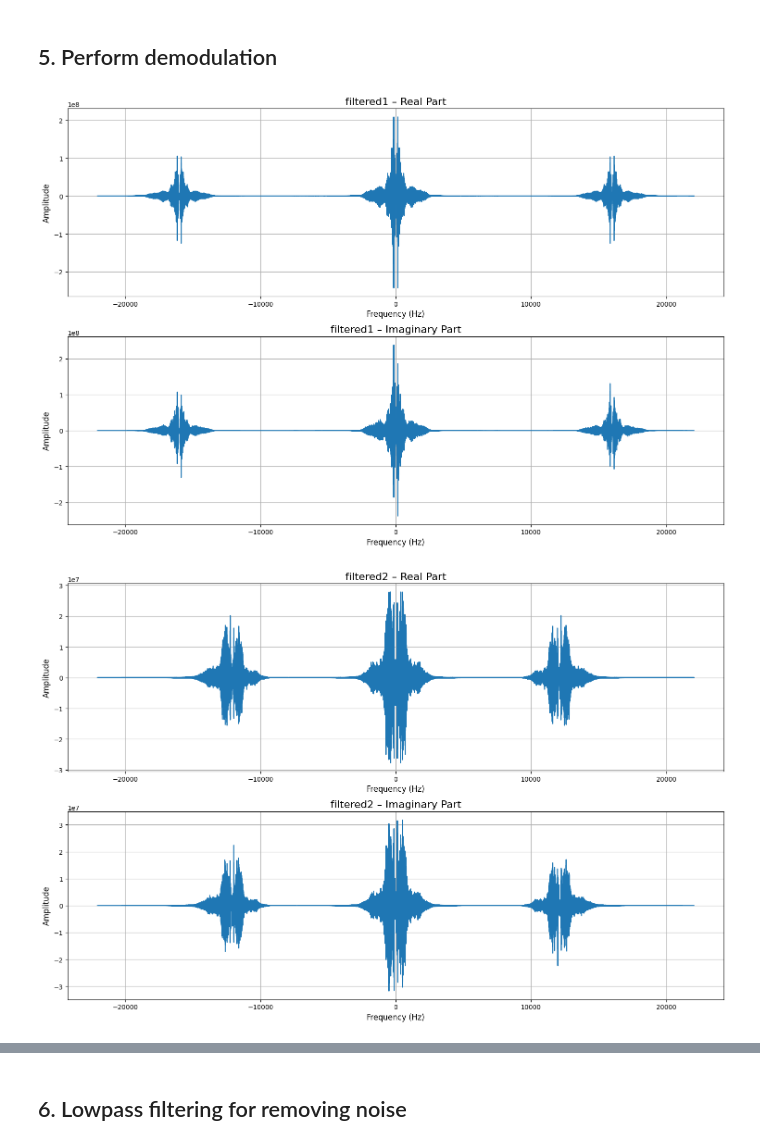
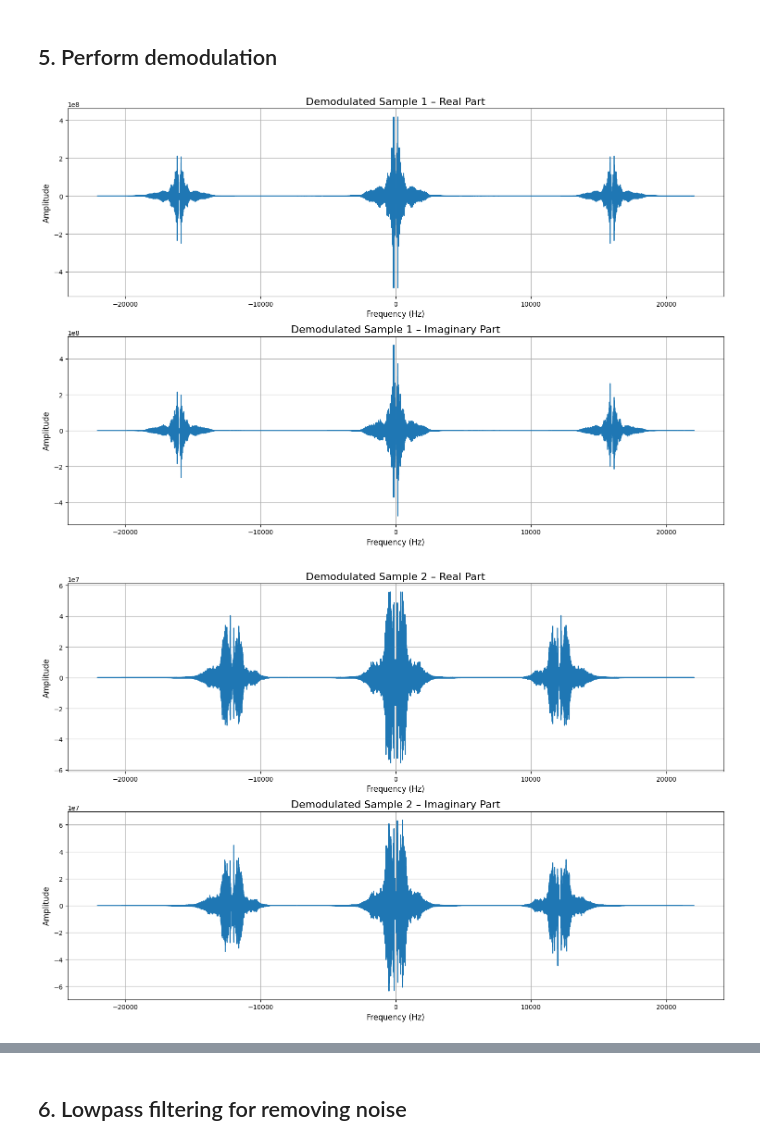
Before and after one commit to KireBoshkovski/Digital-Radio, a Jupyter notebook: sample.ipynb, the cells around one changed output, grey strips where cells are left out. Saved outputs shown, nothing was run; the diff lists cells and outputs as text; code cells hidden in the pictures.

```diff
--- a/sample.ipynb
+++ b/sample.ipynb
@@ -37,7 +37,7 @@ def plot_signal(data, title):
     plt.tight_layout()
     plt.show()
 # %%
-def plot_dft(data, title):
+def plot_dft(data, title, fc=None):
     N = len(data)
     dft = fft(data)
     freq = fftfreq(N, 1 / samplerate)
@@ -49,14 +49,30 @@ def plot_dft(data, title):
     ax1.set_title(f'{title} – Real Part', fontsize=16)
     ax1.set_xlabel('Frequency (Hz)', fontsize=12)
     ax1.set_ylabel('Amplitude', fontsize=12)
+    # ax1.set_xlim(-10000, 10000)
     ax1.grid(True)
+
+    if fc is not None:
+        for f in fc:
+            ax1.axvline(-f, color='red', linestyle='--')
+            ax1.axvline(f, color='red', linestyle='--')
+            ax2.axvline(-f, color='red', linestyle='--')
+            ax2.axvline(f, color='red', linestyle='--')
 
     # Imaginary part
     ax2.plot(freq, dft.imag)
     ax2.set_title(f'{title} – Imaginary Part', fontsize=16)
     ax2.set_xlabel('Frequency (Hz)', fontsize=12)
     ax2.set_ylabel('Amplitude', fontsize=12)
+    # ax2.set_xlim(-10000, 10000)
     ax2.grid(True)
+
+    if fc is not None:
+        for f in fc:
+            ax1.axvline(-f, color='red', linestyle='--')
+            ax1.axvline(f, color='red', linestyle='--')
+            ax2.axvline(-f, color='red', linestyle='--')
+            ax2.axvline(f, color='red', linestyle='--')
 
     plt.tight_layout()
     plt.show()
@@ -162,11 +218,16 @@ plot_dft(filtered2, "filtered2")
 # %% [markdown]
 ## 5. Perform demodulation
 # %%
-demod1 = filtered1 * carrier1
-demod2 = filtered2 * carrier2
+demod11 = filtered1 * carrier1
+demod22 = filtered2 * carrier2
 
-plot_dft(demod1, "filtered1")
-plot_dft(demod2, "filtered2")
+# Apply gain compensation for demodulation loss
+# For AM demodulation, we need to multiply by 2 to compensate for the 0.5 factor
+demod1 = demod11 * 2
+demod2 = demod22 * 2
+
+plot_dft(demod1, "Demodulated Sample 1")
+plot_dft(demod2, "Demodulated Sample 2")
 # %% [output]
-[figure, old version]
+[figure, new version]
-[figure, old version]
+[figure, new version]
```
Also changed, not shown: parts of 13 cells of this notebook, 1 other file.
